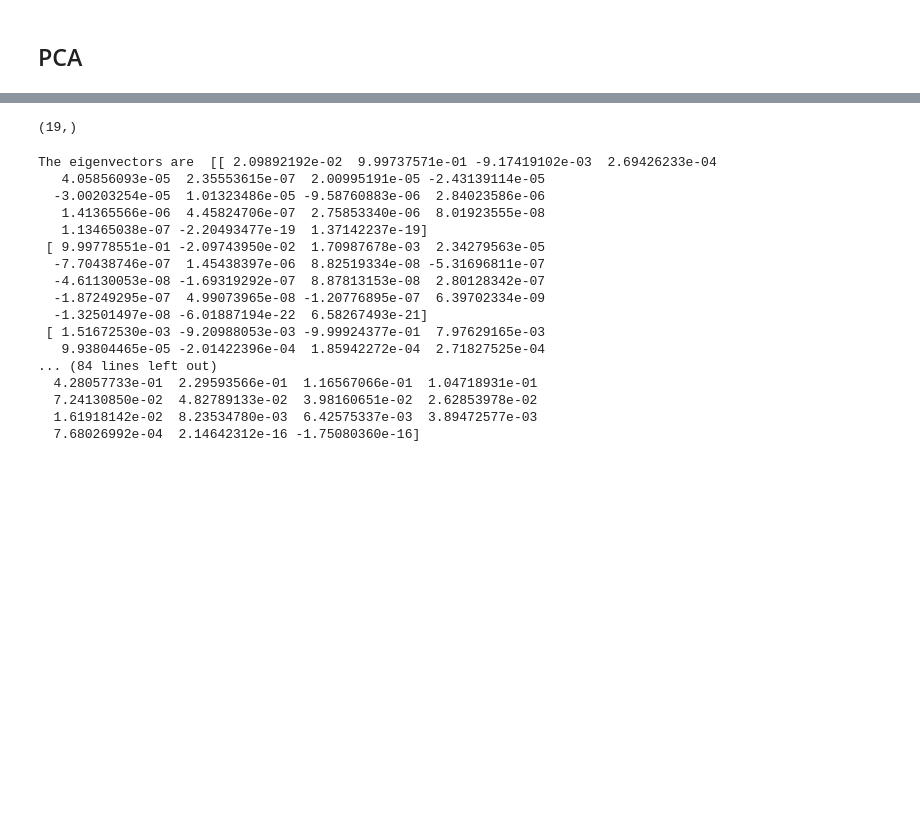
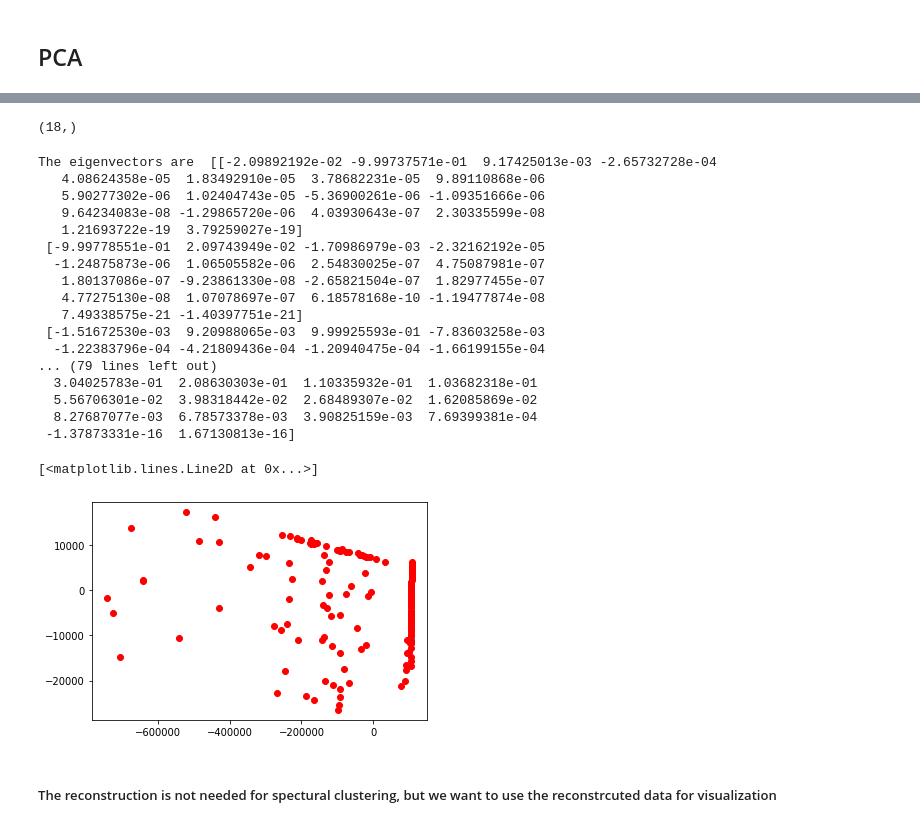
Before and after one commit to joshua-j-hong/COGS118B_Project, a Jupyter notebook: project_code.ipynb, the cells around one changed output, grey strips where cells are left out. Saved outputs shown, nothing was run; the diff lists cells and outputs as text; code cells hidden in the pictures; blank space fills up the shorter version.

Commit message:
with PCA adjusted (removed labels)

```diff
--- a/project_code.ipynb
+++ b/project_code.ipynb
@@ -138,3 +138,8 @@ display(final_starData)
 240 rows × 19 columns
 # %% [markdown]
 ## PCA
+# %%
+# copy the dataframe and remove the label
+data_woLabel = starData.copy()
+data_woLabel = data_woLabel.drop(['Star type'], axis=1)
+data_woLabel
@@ -141,22 +160,14 @@ display(final_starData)
 # %%
-# zero-mean
-# Z = np.zeros((4,240))
-# Z[0] = final_starData.iloc[:, 0] - np.mean(final_starData.iloc[:, 0])
-# Z[1] = final_starData.iloc[:, 0] - np.mean(final_starData.iloc[:, 1])
-# Z[2] = final_starData.iloc[:, 0] - np.mean(final_starData.iloc[:, 2])
-# Z[3] = final_starData.iloc[:, 0] - np.mean(final_starData.iloc[:, 3])
-
-
-Z = np.zeros((19,240))
+Z = np.zeros((18,240))
 meandata=[]
-for i in range(19):
-    Z[i]=final_starData.iloc[:, i] - np.mean(final_starData.iloc[:, i])
-    meandata.append(np.mean(final_starData.iloc[:, i]))
+for i in range(18):
+    Z[i]=data_woLabel.iloc[:, i] - np.mean(data_woLabel.iloc[:, i])
+    meandata.append(np.mean(data_woLabel.iloc[:, i]))
 
 meandata= np.array(meandata)
 meandata.shape
 # %% [output]
-(19,)
+(18,)
 # %%
 n = 240
 Z_T = np.transpose(Z)
@@ -165,23 +176,23 @@ eigvals, V = np.linalg.eig(covmatrix)
 print("The eigenvectors are ", V)
 print("The eigenvalues are ", eigvals)
 # %% [output]
-The eigenvectors are  [[ 2.09892192e-02  9.99737571e-01 -9.17419102e-03  2.69426233e-04
-   4.05856093e-05  2.35553615e-07  2.00995191e-05 -2.43139114e-05
-  -3.00203254e-05  1.01323486e-05 -9.58760883e-06  2.84023586e-06
-   1.41365566e-06  4.45824706e-07  2.75853340e-06  8.01923555e-08
-   1.13465038e-07 -2.20493477e-19  1.37142237e-19]
- [ 9.99778551e-01 -2.09743950e-02  1.70987678e-03  2.34279563e-05
-  -7.70438746e-07  1.45438397e-06  8.82519334e-08 -5.31696811e-07
-  -4.61130053e-08 -1.69319292e-07  8.87813153e-08  2.80128342e-07
-  -1.87249295e-07  4.99073965e-08 -1.20776895e-07  6.39702334e-09
-  -1.32501497e-08 -6.01887194e-22  6.58267493e-21]
- [ 1.51672530e-03 -9.20988053e-03 -9.99924377e-01  7.97629165e-03
-   9.93804465e-05 -2.01422396e-04  1.85942272e-04  2.71827525e-04
-... (84 lines left out)
-  4.28057733e-01  2.29593566e-01  1.16567066e-01  1.04718931e-01
-  7.24130850e-02  4.82789133e-02  3.98160651e-02  2.62853978e-02
-  1.61918142e-02  8.23534780e-03  6.42575337e-03  3.89472577e-03
-  7.68026992e-04  2.14642312e-16 -1.75080360e-16]
+The eigenvectors are  [[-2.09892192e-02 -9.99737571e-01  9.17425013e-03 -2.65732728e-04
+   4.08624358e-05  1.83492910e-05  3.78682231e-05  9.89110868e-06
+   5.90277302e-06  1.02404743e-05 -5.36900261e-06 -1.09351666e-06
+   9.64234083e-08 -1.29865720e-06  4.03930643e-07  2.30335599e-08
+   1.21693722e-19  3.79259027e-19]
+ [-9.99778551e-01  2.09743949e-02 -1.70986979e-03 -2.32162192e-05
+  -1.24875873e-06  1.06505582e-06  2.54830025e-07  4.75087981e-07
+   1.80137086e-07 -9.23861330e-08 -2.65821504e-07  1.82977455e-07
+   4.77275130e-08  1.07078697e-07  6.18578168e-10 -1.19477874e-08
+   7.49338575e-21 -1.40397751e-21]
+ [-1.51672530e-03  9.20988065e-03  9.99925593e-01 -7.83603258e-03
+  -1.22383796e-04 -4.21809436e-04 -1.20940475e-04 -1.66199155e-04
+... (79 lines left out)
+  3.04025783e-01  2.08630303e-01  1.10335932e-01  1.03682318e-01
+  5.56706301e-02  3.98318442e-02  2.68489307e-02  1.62085869e-02
+  8.27687077e-03  6.78573378e-03  3.90825159e-03  7.69399381e-04
+ -1.37873331e-16  1.67130813e-16]
 # %%
 def eigsort(V, eigvals):
 
@@ -206,6 +217,13 @@ Vnew, Dnew = eigsort(V, eigvals)
 
 # Find principal compenent coordinates
 c = np.matmul(Vnew.T,Z)
+# %%
+plt.plot(c[0], c[1], 'o', color='red')
+# %% [output]
+[<matplotlib.lines.Line2D at 0x...>]
+[figure, added]
+# %% [markdown]
+##### The reconstruction is not needed for spectural clustering, but we want to use the reconstrcuted data for visualization
 # %%
 # Reconstructed data with top 2 principal component
 z_2 = np.matmul(Vnew[:,0:2], c[0:2])
```
Also changed, not shown: parts of 6 cells of this notebook.
